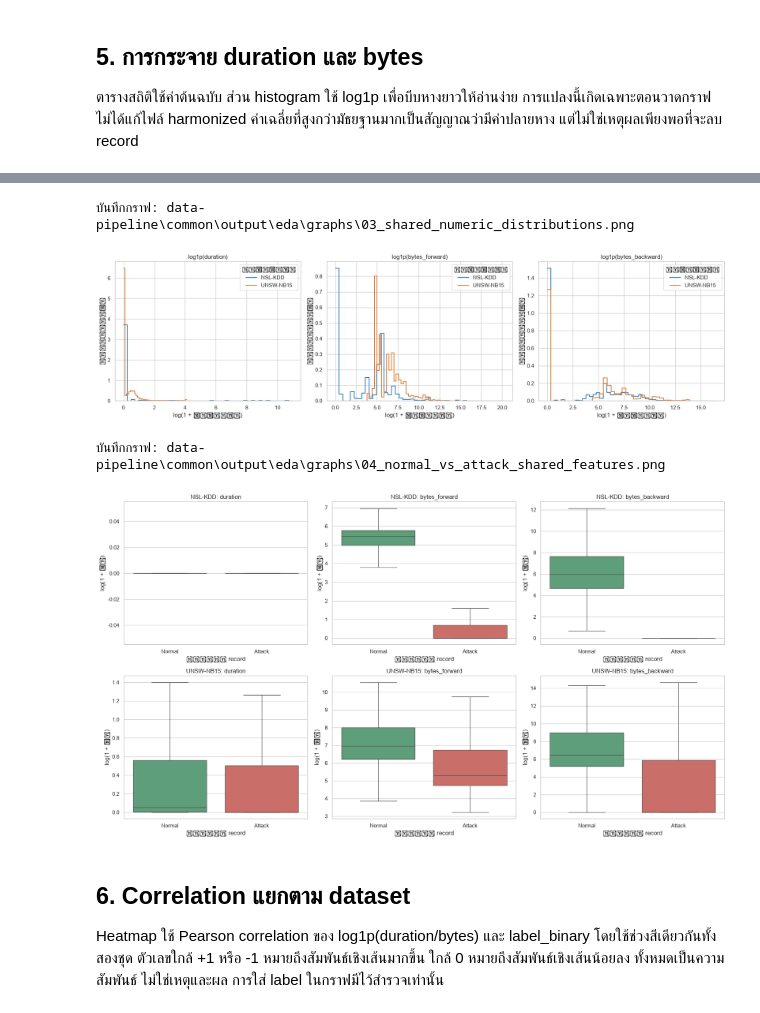
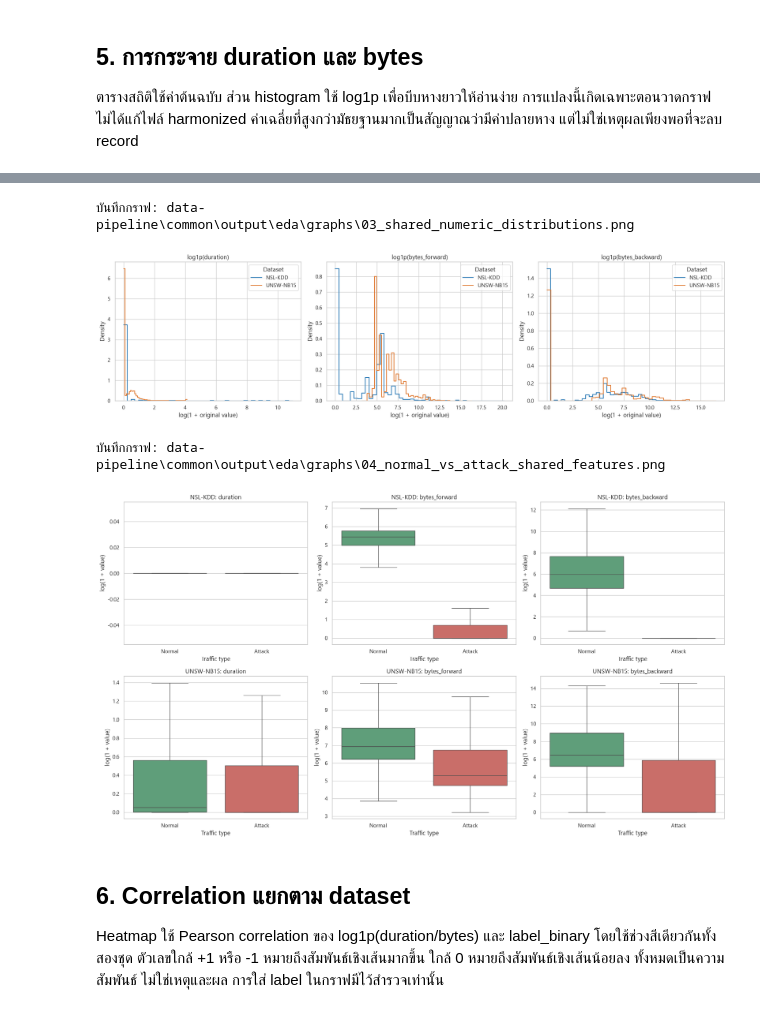
Before and after one commit to kokonj456-dotcom/CSI-ML-Network-Traffic-Detection, a Jupyter notebook: data-pipeline/common/eda.ipynb, the cells around one changed output, grey strips where cells are left out. Saved outputs shown, nothing was run; the diff lists cells and outputs as text; code cells hidden in the pictures.

```diff
--- a/data-pipeline/common/eda.ipynb
+++ b/data-pipeline/common/eda.ipynb
@@ -373,8 +373,8 @@ for ax, column in zip(axes, categorical_columns):
         data=current, x='percent_of_dataset', y='category', hue='dataset',
         order=order, hue_order=list(DATASETS), palette=palette, ax=ax,
     )
-    ax.set(title=titles[column], xlabel='สัดส่วนภายใน dataset (%)', ylabel='หมวดหมู่')
-    ax.legend(title='แหล่งข้อมูล')
+    ax.set(title=titles[column], xlabel='Share within dataset (%)', ylabel='Category')
+    ax.legend(title='Dataset')
 plt.tight_layout()
 save_eda_graph(fig, '02_shared_categorical_distributions.png')
 plt.show()
@@ -428,8 +428,8 @@ for ax, column in zip(axes, numeric_columns):
             values, bins=45, stat='density', element='step', fill=False,
             common_norm=False, color=palette[dataset], label=dataset, ax=ax,
         )
-    ax.set(title=f'log1p({column})', xlabel='log(1 + ค่าต้นฉบับ)', ylabel='ความหนาแน่น')
-    ax.legend(title='แหล่งข้อมูล')
+    ax.set(title=f'log1p({column})', xlabel='log(1 + original value)', ylabel='Density')
+    ax.legend(title='Dataset')
 plt.tight_layout()
 save_eda_graph(fig, '03_shared_numeric_distributions.png')
 plt.show()
@@ -443,37 +443,37 @@ for row, dataset in enumerate(DATASETS):
     frame['traffic_label'] = frame['label_binary'].map(
         {0: 'Normal', 1: 'Attack'}
     ).fillna('Unknown')
     for column_index, column in enumerate(numeric_columns):
         plot_data = pd.DataFrame({
             'traffic_label': frame['traffic_label'],
             'log_value': np.log1p(
                 pd.to_numeric(frame[column], errors='coerce').clip(lower=0)
             ),
         }).dropna()
         sns.boxplot(
             data=plot_data, x='traffic_label', y='log_value',
             hue='traffic_label', order=['Normal', 'Attack'],
             hue_order=['Normal', 'Attack'], palette=traffic_palette,
             legend=False, showfliers=False, ax=axes[row, column_index],
         )
         axes[row, column_index].set(
-            title=f'{dataset}: {column}', xlabel='ประเภท record', ylabel='log(1 + ค่า)'
+            title=f'{dataset}: {column}', xlabel='Traffic type', ylabel='log(1 + value)'
         )
 plt.tight_layout()
 save_eda_graph(fig, '04_normal_vs_attack_shared_features.png')
 plt.show()
 # %% [output]
 |  | dataset | feature | count | mean | median | std | q1 | q3 | q95 | max | ... |
 | 0 | NSL-KDD | duration | 148517 | 276.779 | 0.000 | 2,460.683 | 0.000 | 0.000 | 9.000 | 57,715.000 | ... |
 | 1 | NSL-KDD | bytes_forward | 148517 | 40,227.949 | 44.000 | 5,409,611.605 | 0.000 | 278.000 | 1,594.200 | 1,379,963,888.000 | ... |
 | 2 | NSL-KDD | bytes_backward | 148517 | 17,088.854 | 0.000 | 3,703,524.780 | 0.000 | 571.000 | 8,314.000 | 1,309,937,401.000 | ... |
 | 3 | UNSW-NB15 | duration | 257673 | 1.247 | 0.004 | 5.974 | 0.000 | 0.686 | 2.811 | 60.000 | ... |
 | 4 | UNSW-NB15 | bytes_forward | 257673 | 8,572.952 | 528.000 | 173,773.881 | 114.000 | 1,362.000 | 13,454.000 | 14,355,774.000 | ... |
 | 5 | UNSW-NB15 | bytes_backward | 257673 | 14,387.288 | 178.000 | 146,199.282 | 0.000 | 1,064.000 | 33,044.000 | 14,657,531.000 | ... |
 บันทึกกราฟ: data-pipeline\common\output\eda\graphs\03_shared_numeric_distributions.png
-[figure, old version]
+[figure, new version]
 บันทึกกราฟ: data-pipeline\common\output\eda\graphs\04_normal_vs_attack_shared_features.png
-[figure, old version]
+[figure, new version]
 # %% [markdown]
 ## 6. Correlation แยกตาม dataset
 
```
Also changed, not shown: parts of 4 cells of this notebook, 5 other files.
